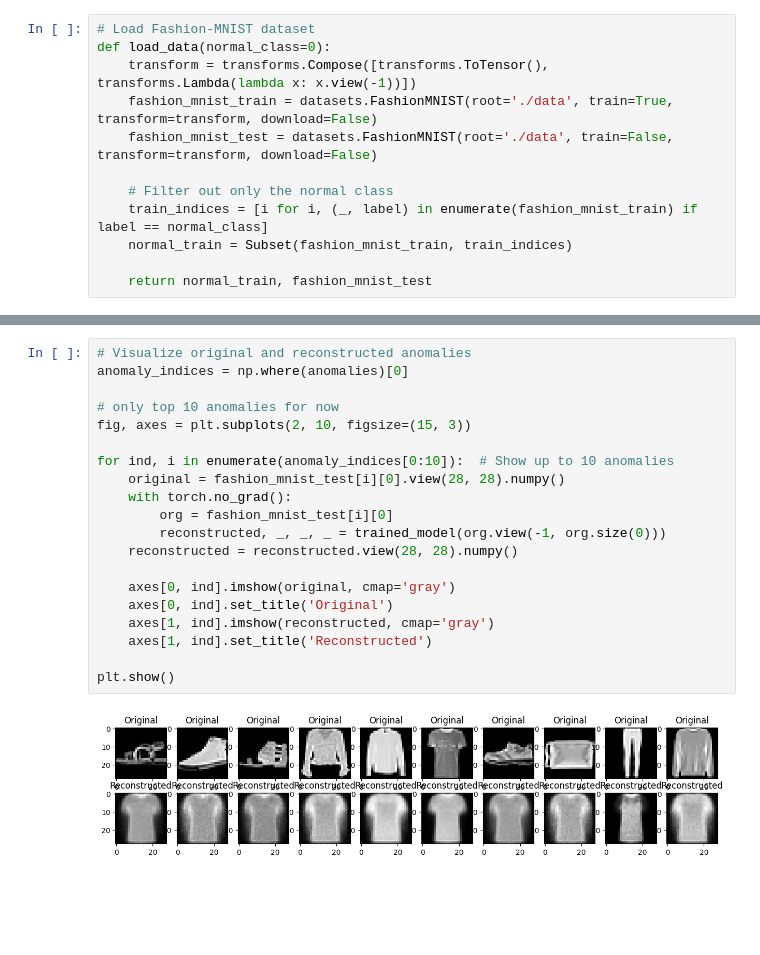
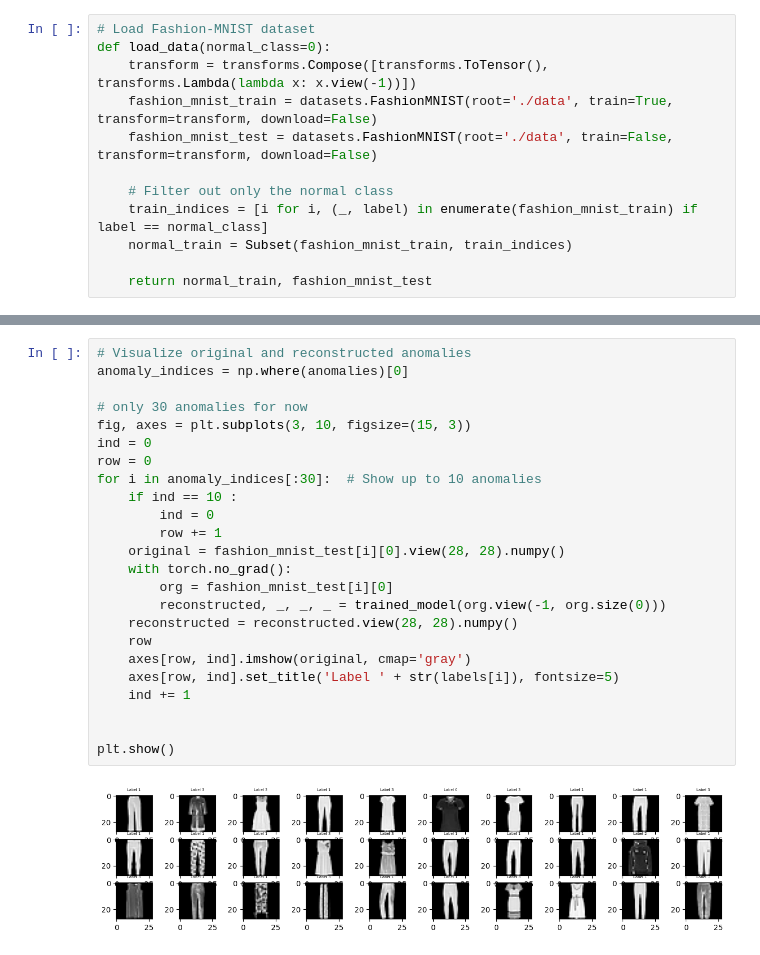
Before and after one commit to ananya-k15/data-depth, a Jupyter notebook: demo.ipynb, the cells around one changed output, grey strips where cells are left out. Drawn from its saved outputs; the diff is of its cells as text; blank space fills up the shorter version.

```diff
--- a/demo.ipynb
+++ b/demo.ipynb
@@ -234,22 +225,26 @@ Plotting part 8/8
-# %%
-# Visualize original and reconstructed anomalies
-anomaly_indices = np.where(anomalies)[0]
-
-# only top 10 anomalies for now
-fig, axes = plt.subplots(2, 10, figsize=(15, 3))
-
-for ind, i in enumerate(anomaly_indices[0:10]):  # Show up to 10 anomalies
-    original = fashion_mnist_test[i][0].view(28, 28).numpy()
-    with torch.no_grad():
-        org = fashion_mnist_test[i][0]
-        reconstructed, _, _, _ = trained_model(org.view(-1, org.size(0)))
-    reconstructed = reconstructed.view(28, 28).numpy()
-
-    axes[0, ind].imshow(original, cmap='gray')
-    axes[0, ind].set_title('Original')
-    axes[1, ind].imshow(reconstructed, cmap='gray')
-    axes[1, ind].set_title('Reconstructed')
-
-plt.show()
-# %% [output]
-[figure, removed]
+# %%
+# Visualize original and reconstructed anomalies
+anomaly_indices = np.where(anomalies)[0]
+
+# only 30 anomalies for now
+fig, axes = plt.subplots(3, 10, figsize=(15, 3))
+ind = 0
+row = 0
+for i in anomaly_indices[:30]:  # Show up to 10 anomalies
+    if ind == 10 :
+        ind = 0
+        row += 1
+    original = fashion_mnist_test[i][0].view(28, 28).numpy()
+    with torch.no_grad():
+        org = fashion_mnist_test[i][0]
+        reconstructed, _, _, _ = trained_model(org.view(-1, org.size(0)))
+    reconstructed = reconstructed.view(28, 28).numpy()
+    row
+    axes[row, ind].imshow(original, cmap='gray')
+    axes[row, ind].set_title('Label ' + str(labels[i]), fontsize=5)
+    ind += 1
+
+
+plt.show()
+# %% [output]
+[figure, added]
```
Also changed, not shown: parts of 9 cells of this notebook, 2 other files.
